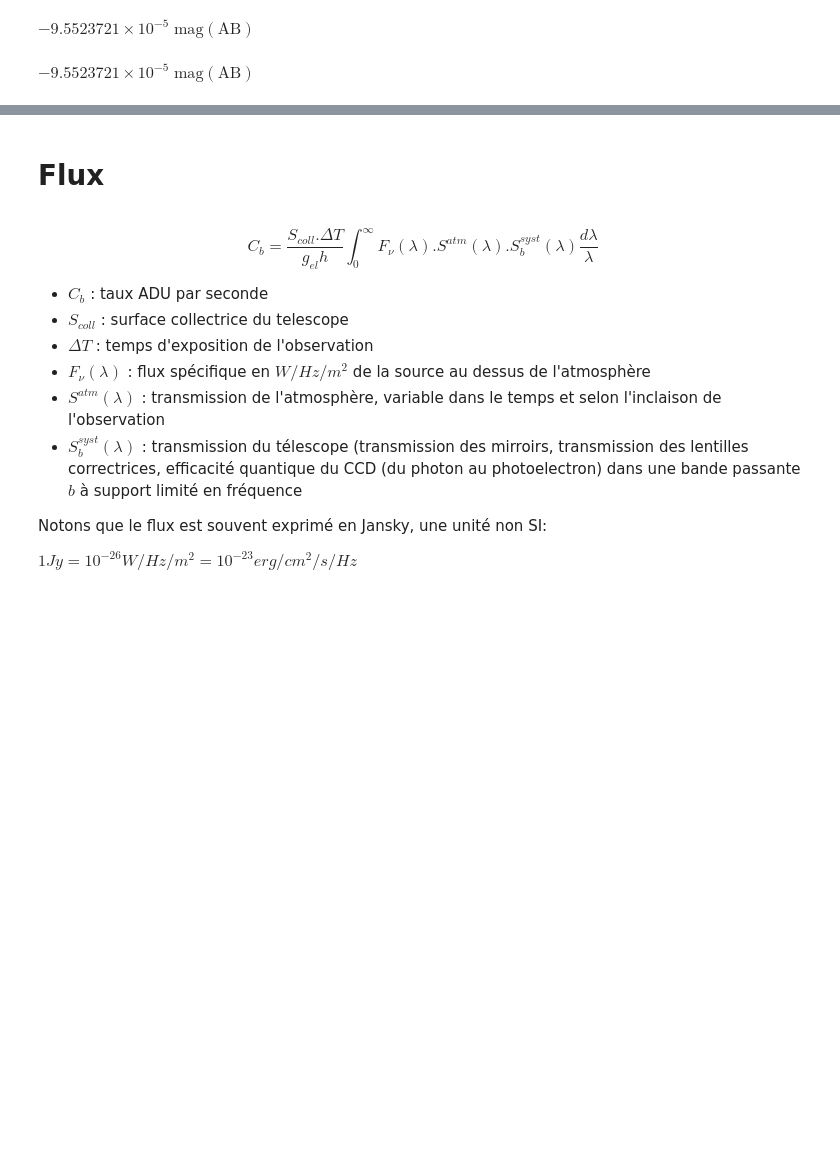
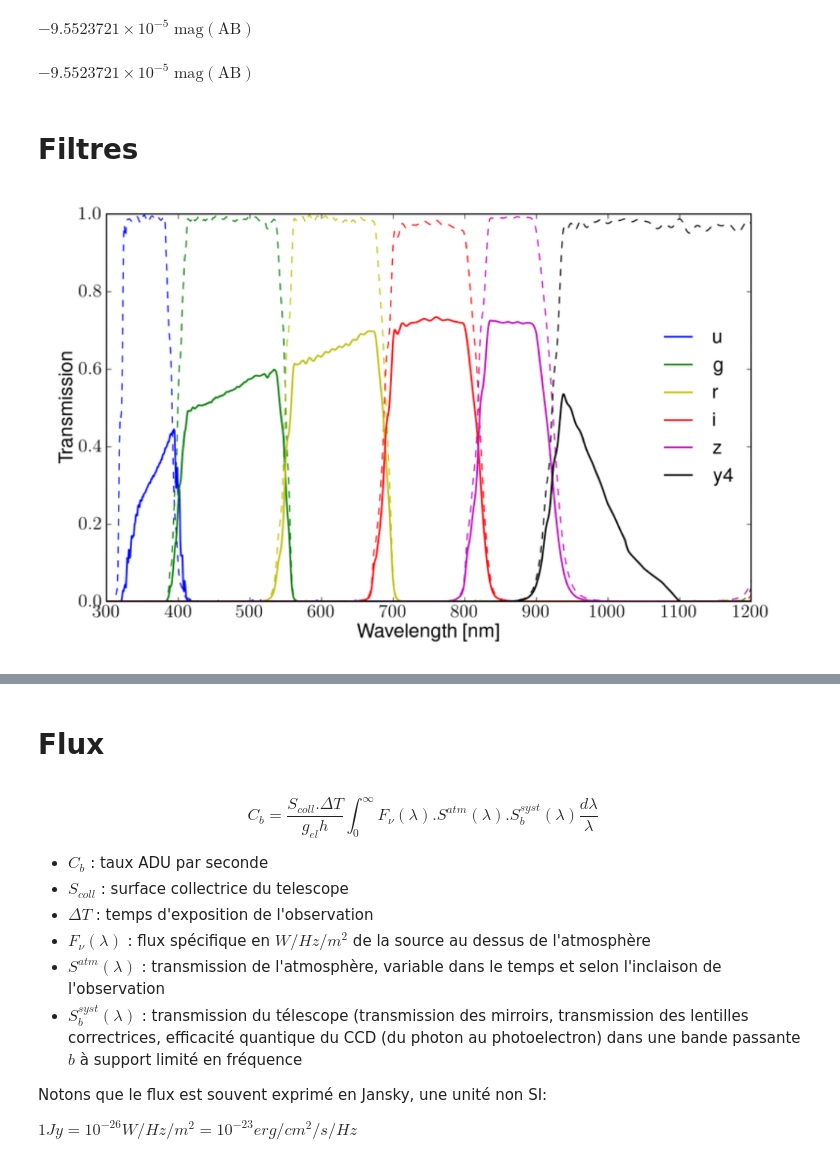
Before and after one commit to sylvielsstfr/StageM12021, a Jupyter notebook: notebooks/Photometry/Photometry.ipynb, the cells around one changed output, grey strips where cells are left out. Drawn from its saved outputs; the diff is of its cells as text; code cells hidden in the pictures; blank space fills up the shorter version.

```diff
--- a/notebooks/Photometry/Photometry.ipynb
+++ b/notebooks/Photometry/Photometry.ipynb
@@ -72,3 +72,10 @@ $-9.5523721 \times 10^{-5} \; \mathrm{mag}$$\mathrm{\left( \mathrm{AB} \right)}$
 u.Magnitude(target_flux.to(u.AB, Fref))
 # %% [output]
 $-9.5523721 \times 10^{-5} \; \mathrm{mag}$$\mathrm{\left( \mathrm{AB} \right)}$
+# %% [markdown]
+# Filtres
+# %%
+from IPython.display import display, Image
+display(Image(filename='figures/filtreslsst.png'))
+# %% [output]
+[figure, added]
```
Also changed, not shown: parts of 31 cells of this notebook.
